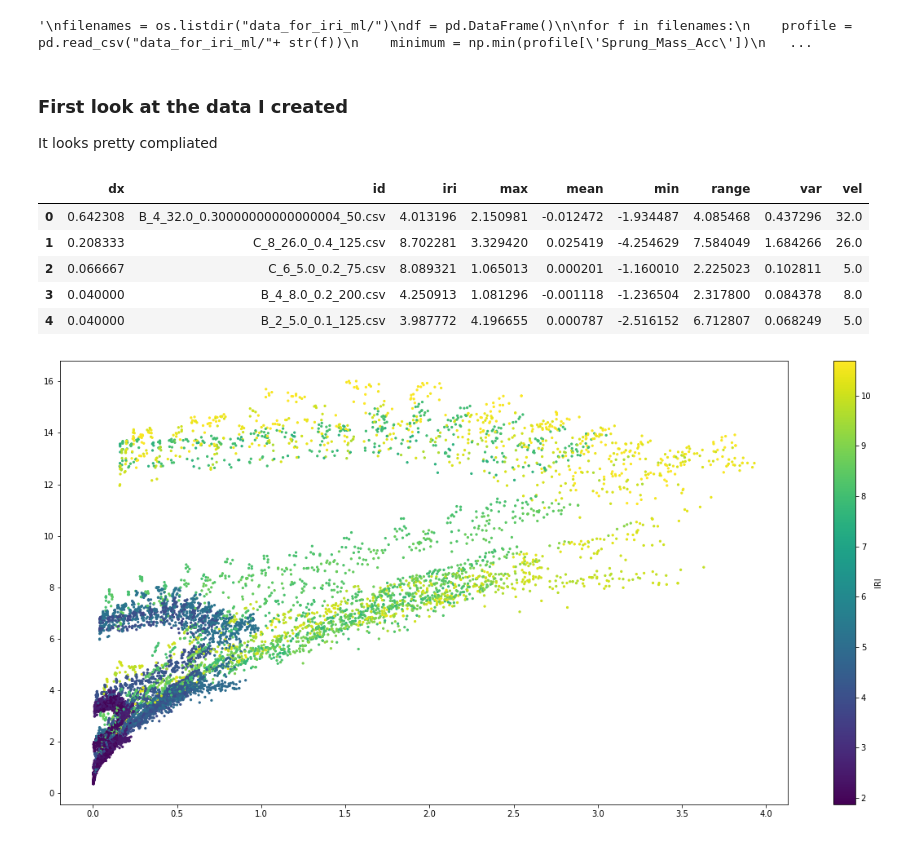
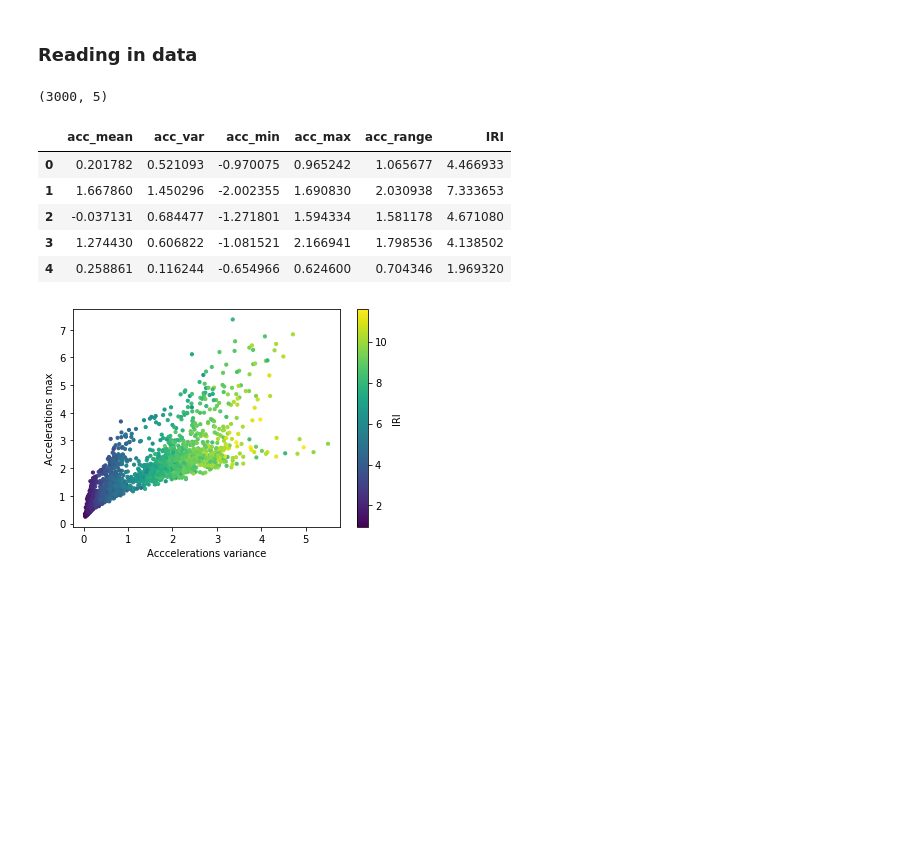
Before and after one commit to gislas3/quartercar, a Jupyter notebook: experiments/Predict_IRI.ipynb, the cells around one changed output. Saved outputs shown, nothing was run; the diff lists cells and outputs as text; code cells hidden in the pictures; blank space fills up the shorter version.

```diff
--- a/experiments/Predict_IRI.ipynb
+++ b/experiments/Predict_IRI.ipynb
@@ -20,23 +11,0 @@ Additionally, there's 5 from each.
-# %%
-"""
-filenames = os.listdir("data_for_iri_ml/")
-df = pd.DataFrame()
-
-for f in filenames:
-    profile = pd.read_csv("data_for_iri_ml/"+ str(f))
-    minimum = np.min(profile['Sprung_Mass_Acc'])
-    maximum = np.max(profile['Sprung_Mass_Acc'])
-    average = np.average(profile['Sprung_Mass_Acc'])
-    variance = np.var(profile['Sprung_Mass_Acc'])
-    df = df.append({'id': f[:-4], 'min': minimum, 'max': maximum,
-               'range': maximum-minimum, 'var': variance, 'mean': average,
-                'iri': profile['IRI'][0], 'vel': profile['Velocity(m/s)'][0],
-                'dx': profile['DX'][0]}, ignore_index = True)
-
-df.to_csv("data/predict_iri_data2.csv", index = False)
-"""
-# %% [output]
-'\nfilenames = os.listdir("data_for_iri_ml/")\ndf = pd.DataFrame()\n\nfor f in filenames:\n    profile = pd.read_csv("data_for_iri_ml/"+ str(f))\n    minimum = np.min(profile[\'Sprung_Mass_Acc\'])\n   ...
-# %% [markdown]
-### First look at the data I created
-It looks pretty compliated
@@ -45,16 +12,29 @@ df = pd.read_csv("data/predict_iri_data2.csv")
-# %%
-df.head()
-# %% [output]
-|  | dx | id | iri | max | mean | min | range | var | vel |
-| 0 | 0.642308 | B_4_32.0_0.30000000000000004_50.csv | 4.013196 | 2.150981 | -0.012472 | -1.934487 | 4.085468 | 0.437296 | 32.0 |
-| 1 | 0.208333 | C_8_26.0_0.4_125.csv | 8.702281 | 3.329420 | 0.025419 | -4.254629 | 7.584049 | 1.684266 | 26.0 |
-| 2 | 0.066667 | C_6_5.0_0.2_75.csv | 8.089321 | 1.065013 | 0.000201 | -1.160010 | 2.225023 | 0.102811 | 5.0 |
-| 3 | 0.040000 | B_4_8.0_0.2_200.csv | 4.250913 | 1.081296 | -0.001118 | -1.236504 | 2.317800 | 0.084378 | 8.0 |
-| 4 | 0.040000 | B_2_5.0_0.1_125.csv | 3.987772 | 4.196655 | 0.000787 | -2.516152 | 6.712807 | 0.068249 | 5.0 |
+# %% [markdown]
+### Reading in data
+# %%
+data = np.load("data/predict_iri_data3.npy")
+iri = data[:, -1]
+scaler = StandardScaler(with_mean = False)
+scaler.fit(data[:, :-1])
+data = scaler.transform(data[:, :-1])
+print(data.shape)
+df = pd.DataFrame(data, columns=["acc_mean", "acc_var", "acc_min", "acc_max", "acc_range"])
+df['IRI'] = iri
+df.head()
+# %% [output]
+(3000, 5)
+|  | acc_mean | acc_var | acc_min | acc_max | acc_range | IRI |
+| 0 | 0.201782 | 0.521093 | -0.970075 | 0.965242 | 1.065677 | 4.466933 |
+| 1 | 1.667860 | 1.450296 | -2.002355 | 1.690830 | 2.030938 | 7.333653 |
+| 2 | -0.037131 | 0.684477 | -1.271801 | 1.594334 | 1.581178 | 4.671080 |
+| 3 | 1.274430 | 0.606822 | -1.081521 | 2.166941 | 1.798536 | 4.138502 |
+| 4 | 0.258861 | 0.116244 | -0.654966 | 0.624600 | 0.704346 | 1.969320 |
 # %%
-plt.figure(figsize = (20, 10))
-plt.scatter(df['var'], df['range'], s = 5, c = df['iri'])
+plt.scatter(df['acc_var'], df['acc_max'], c = df['IRI'], s = 10)
 cb = plt.colorbar()
 cb.set_label('IRI')
+plt.xlabel("Acccelerations variance")
+plt.ylabel("Accelerations max")
+plt.show()
 # %% [output]
-[figure, old version]
+[figure, new version]
```
Also changed, not shown: parts of 35 cells of this notebook, 1 other file.
